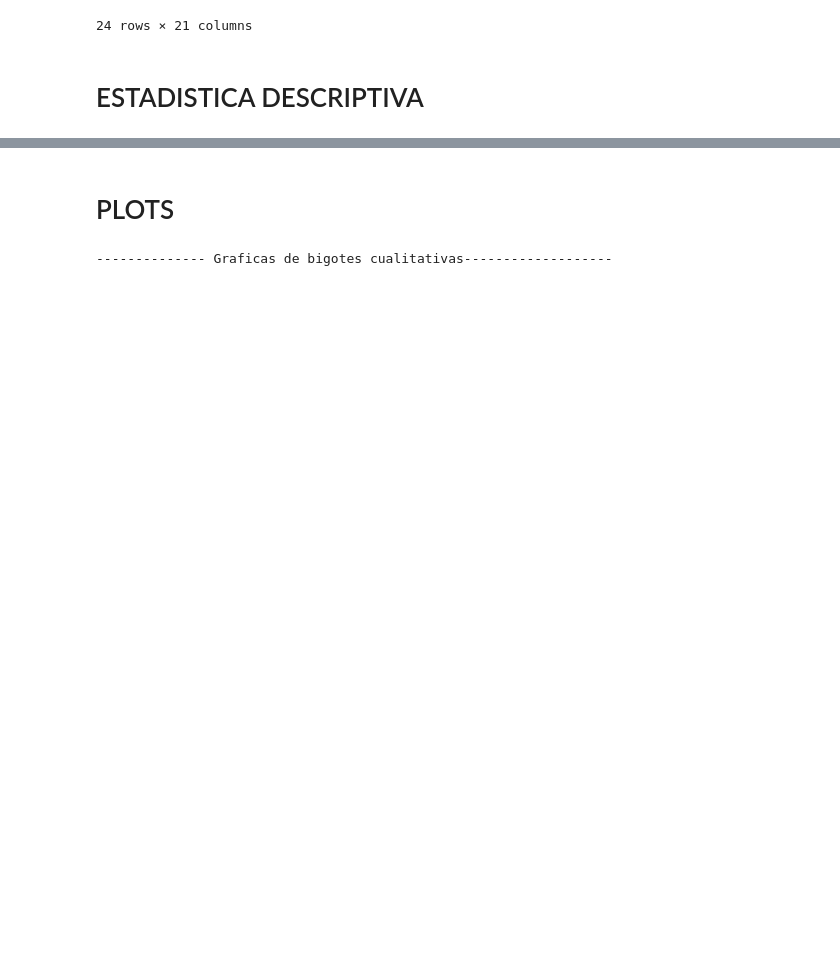
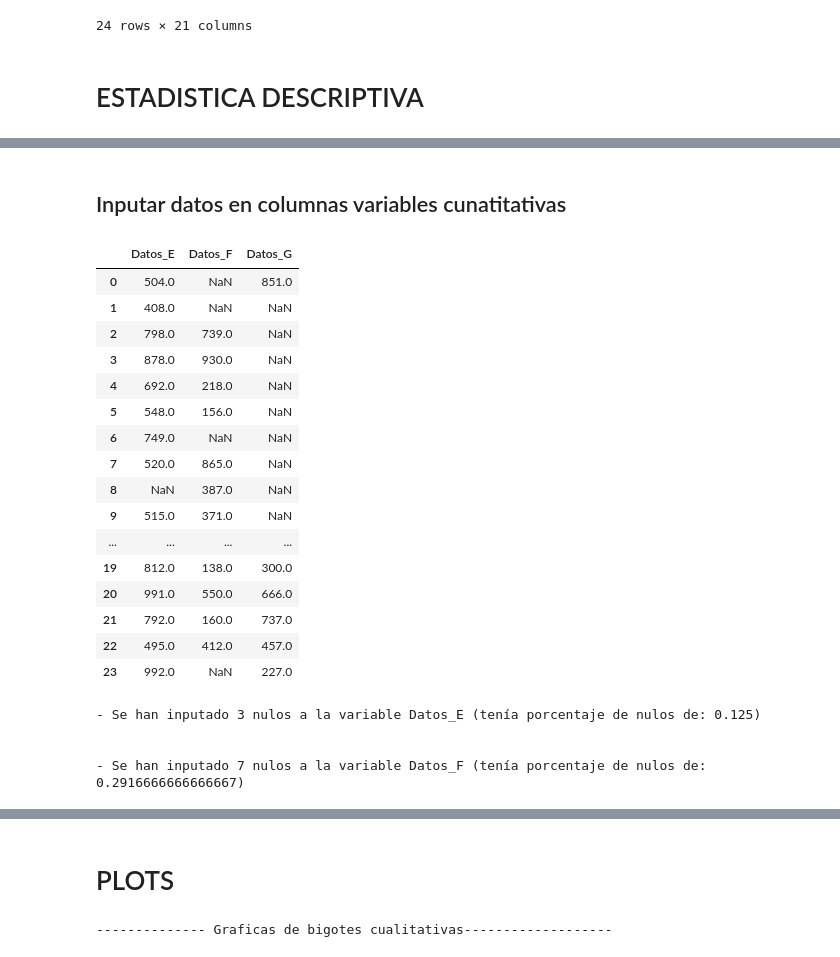
Before and after one commit to 4bm4/cheatsheetDC, a Jupyter notebook: clases.ipynb, the cells around one changed output, grey strips where cells are left out. Cells and saved outputs as stored; diff of their text form; code cells hidden in the pictures; blank space fills up the shorter version.

```diff
--- a/clases.ipynb
+++ b/clases.ipynb
@@ -590,0 +632,29 @@ Datos_B
+# %% [markdown]
+## Inputar datos en columnas variables cunatitativas
+# %%
+df_prueba[['Datos_E','Datos_F','Datos_G']]
+# %% [output]
+|  | Datos_E | Datos_F | Datos_G |
+| 0 | 504.0 | NaN | 851.0 |
+| 1 | 408.0 | NaN | NaN |
+| 2 | 798.0 | 739.0 | NaN |
+| 3 | 878.0 | 930.0 | NaN |
+| 4 | 692.0 | 218.0 | NaN |
+| 5 | 548.0 | 156.0 | NaN |
+| 6 | 749.0 | NaN | NaN |
+| 7 | 520.0 | 865.0 | NaN |
+| 8 | NaN | 387.0 | NaN |
+| 9 | 515.0 | 371.0 | NaN |
+| ... | ... | ... | ... |
+| 19 | 812.0 | 138.0 | 300.0 |
+| 20 | 991.0 | 550.0 | 666.0 |
+| 21 | 792.0 | 160.0 | 737.0 |
+| 22 | 495.0 | 412.0 | 457.0 |
+| 23 | 992.0 | NaN | 227.0 |
+# %%
+ejemplo.nulos()
+# %% [output]
+- Se han inputado 3 nulos a la variable Datos_E (tenía porcentaje de nulos de: 0.125)
+
+
+- Se han inputado 7 nulos a la variable Datos_F (tenía porcentaje de nulos de: 0.2916666666666667)
```
Also changed, not shown: parts of 15 cells of this notebook.
